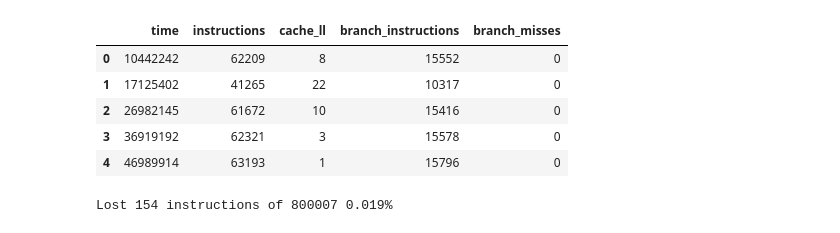
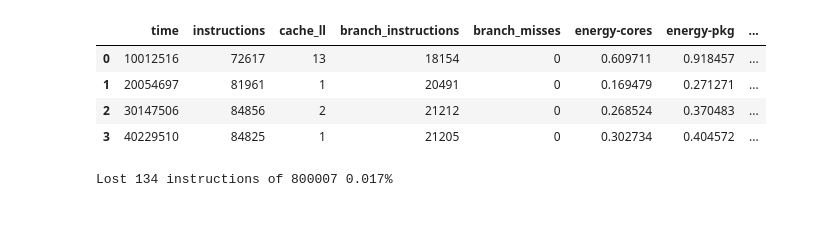
Before and after one commit to VitorRamos/energy, a Jupyter notebook: energyOptimal/perf/myperf/analysis.ipynb, the cells around one changed output. Drawn from its saved outputs; the diff is of its cells as text; code cells hidden in the pictures.

```diff
--- a/energyOptimal/perf/myperf/analysis.ipynb
+++ b/energyOptimal/perf/myperf/analysis.ipynb
@@ -4,13 +8,14 @@ import numpy as np
 # %%
 df = pd.read_csv('hello.csv')
-display(df.head(5))
+df_pw = pd.read_csv('hello_pw.csv')
+df= pd.concat([df,df_pw],axis=1)
+display(df.head(4))
 loss= (800007-df['instructions'].sum())/800007
 print("Lost {} instructions of 800007 {:.3f}%".format(800007-df['instructions'].sum(), loss*100))
 # %% [output]
-|  | time | instructions | cache_ll | branch_instructions | branch_misses |
-| 0 | 10442242 | 62209 | 8 | 15552 | 0 |
-| 1 | 17125402 | 41265 | 22 | 10317 | 0 |
-| 2 | 26982145 | 61672 | 10 | 15416 | 0 |
-| 3 | 36919192 | 62321 | 3 | 15578 | 0 |
-| 4 | 46989914 | 63193 | 1 | 15796 | 0 |
+|  | time | instructions | cache_ll | branch_instructions | branch_misses | energy-cores | energy-pkg | ... |
+| 0 | 10012516 | 72617 | 13 | 18154 | 0 | 0.609711 | 0.918457 | ... |
+| 1 | 20054697 | 81961 | 1 | 20491 | 0 | 0.169479 | 0.271271 | ... |
+| 2 | 30147506 | 84856 | 2 | 21212 | 0 | 0.268524 | 0.370483 | ... |
+| 3 | 40229510 | 84825 | 1 | 21205 | 0 | 0.302734 | 0.404572 | ... |
-Lost 154 instructions of 800007 0.019%
+Lost 134 instructions of 800007 0.017%
```
Also changed, not shown: parts of 5 cells of this notebook, 1 other file.
